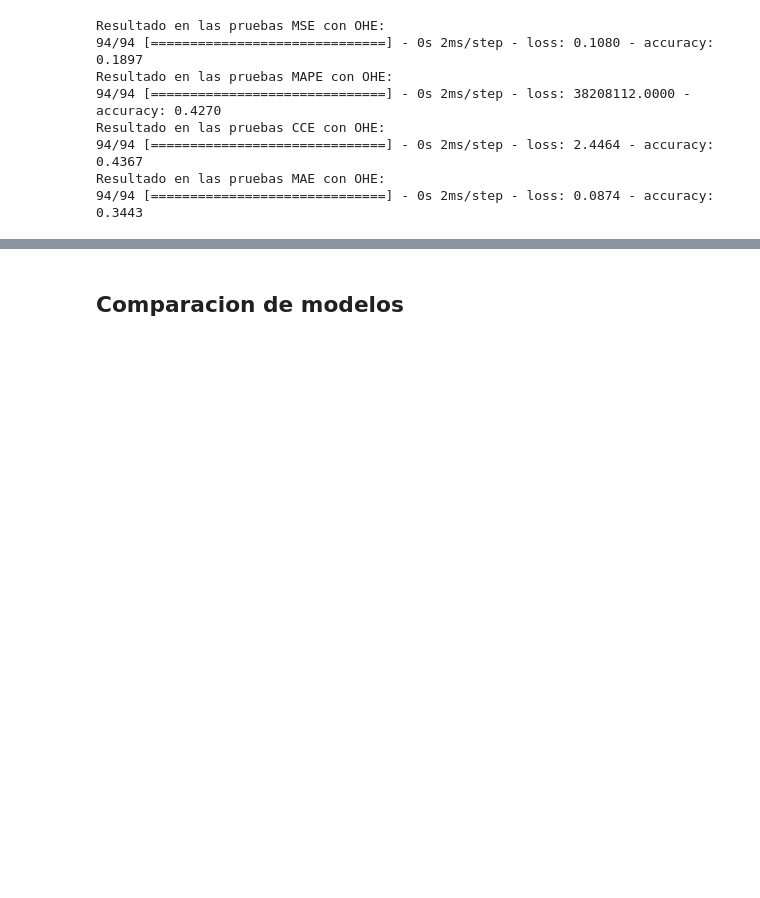
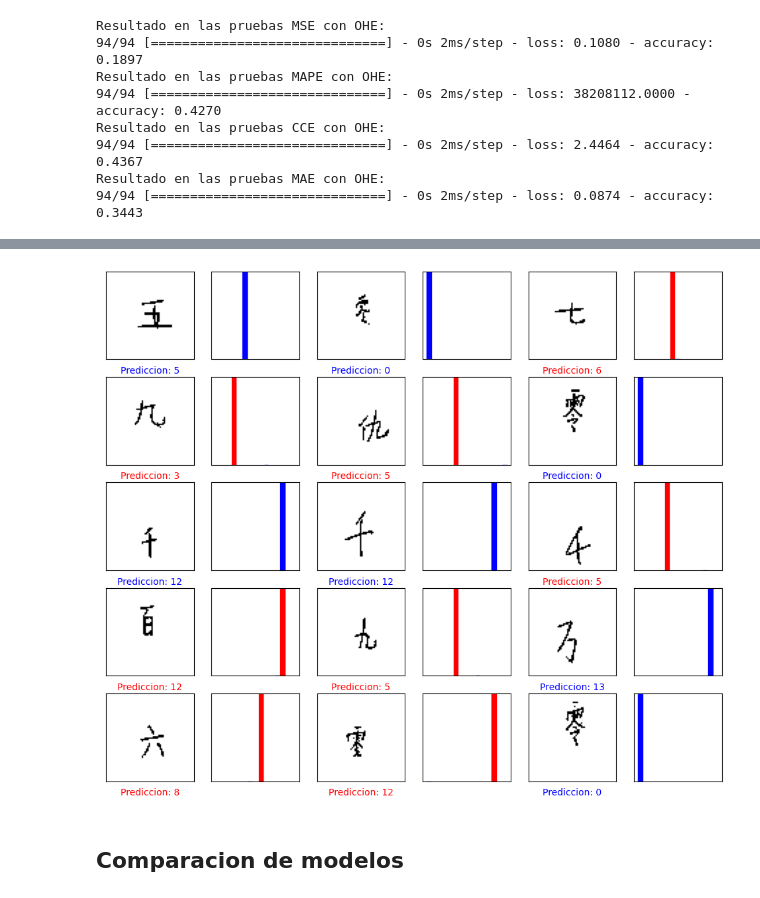
Before and after one commit to adriend1102/Practica3APC-GKA06-15D-1330, a Jupyter notebook: chinese_mnist.ipynb, the cells around one changed output, grey strips where cells are left out. Drawn from its saved outputs; the diff is of its cells as text; code cells hidden in the pictures; blank space fills up the shorter version.

```diff
--- a/chinese_mnist.ipynb
+++ b/chinese_mnist.ipynb
@@ -544,3 +555,8 @@ Resultado en las pruebas MAE con OHE:
+# %%
+predictions = maeModelOHE.predict(X_test, verbose=False)
+tablaAciertos(predictions, y_test, X_test)
+# %% [output]
+[figure, added]
 # %% [markdown]
 ## Comparacion de modelos
 # %%
```
Also changed, not shown: parts of 2 cells of this notebook, 3 other files.
